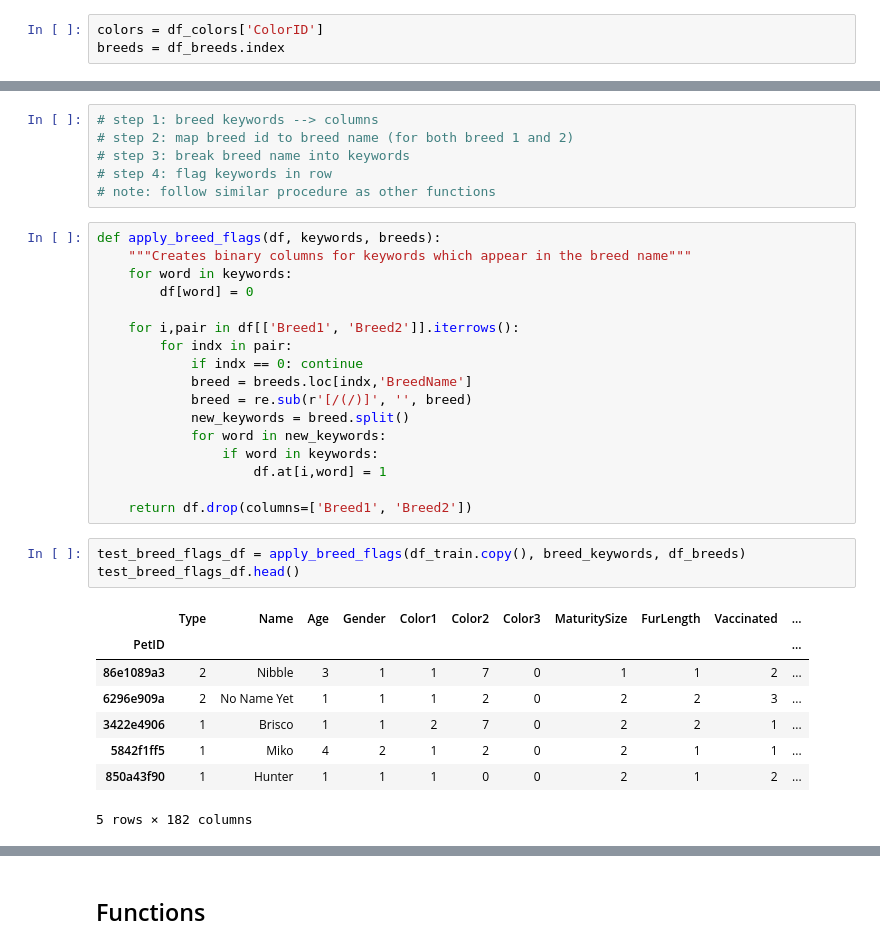
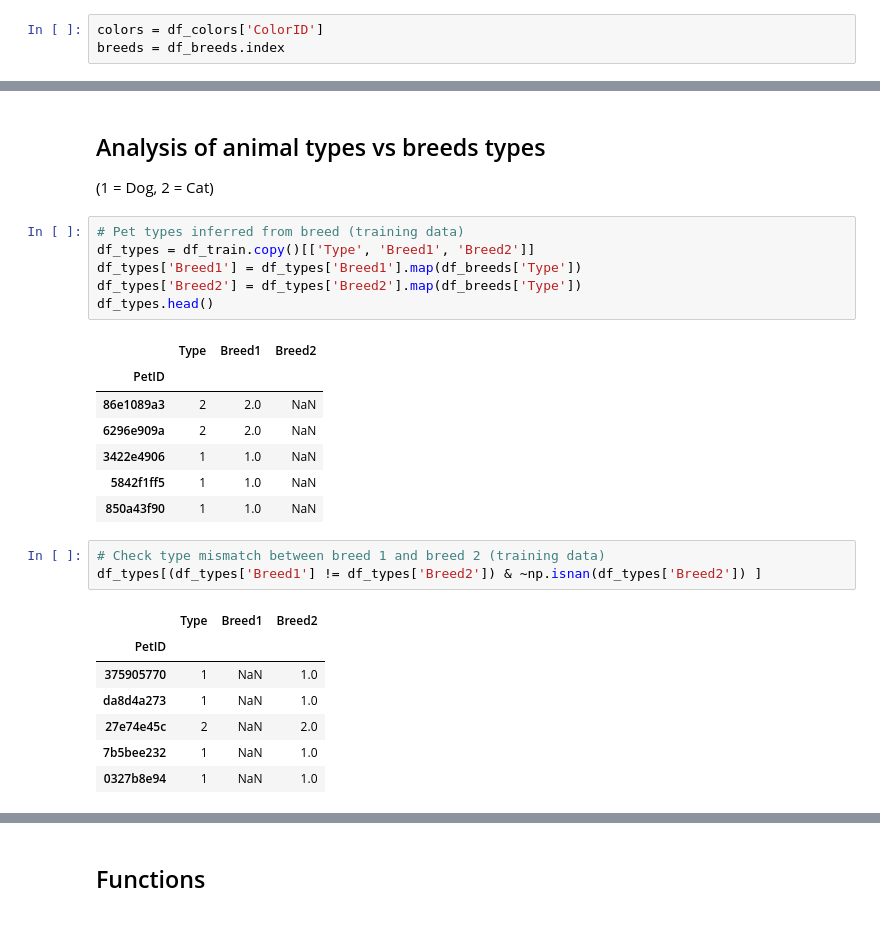
Before and after one commit to rick-62/Kaggle_PetFinder, a Jupyter notebook: model-0-06-type-label.ipynb, the cells around one changed output, grey strips where cells are left out. Drawn from its saved outputs; the diff is of its cells as text.

```diff
--- a/model-0-06-type-label.ipynb
+++ b/model-0-06-type-label.ipynb
@@ -248,35 +29,28 @@ breed_keywords
-# %%
-# step 1: breed keywords --> columns
-# step 2: map breed id to breed name (for both breed 1 and 2)
-# step 3: break breed name into keywords
-# step 4: flag keywords in row
-# note: follow similar procedure as other functions
-# %%
-def apply_breed_flags(df, keywords, breeds):
-    """Creates binary columns for keywords which appear in the breed name"""
-    for word in keywords:
-        df[word] = 0
-
-    for i,pair in df[['Breed1', 'Breed2']].iterrows():
-        for indx in pair:
-            if indx == 0: continue
-            breed = breeds.loc[indx,'BreedName']
-            breed = re.sub(r'[/(/)]', '', breed)
-            new_keywords = breed.split()
-            for word in new_keywords:
-                if word in keywords:
-                    df.at[i,word] = 1
-
-    return df.drop(columns=['Breed1', 'Breed2'])
-# %%
-test_breed_flags_df = apply_breed_flags(df_train.copy(), breed_keywords, df_breeds)
-test_breed_flags_df.head()
-# %% [output]
-|  | Type | Name | Age | Gender | Color1 | Color2 | Color3 | MaturitySize | FurLength | Vaccinated | ... |
-| PetID |  |  |  |  |  |  |  |  |  |  | ... |
-| 86e1089a3 | 2 | Nibble | 3 | 1 | 1 | 7 | 0 | 1 | 1 | 2 | ... |
-| 6296e909a | 2 | No Name Yet | 1 | 1 | 1 | 2 | 0 | 2 | 2 | 3 | ... |
-| 3422e4906 | 1 | Brisco | 1 | 1 | 2 | 7 | 0 | 2 | 2 | 1 | ... |
-| 5842f1ff5 | 1 | Miko | 4 | 2 | 1 | 2 | 0 | 2 | 1 | 1 | ... |
-| 850a43f90 | 1 | Hunter | 1 | 1 | 1 | 0 | 0 | 2 | 1 | 2 | ... |
-5 rows × 182 columns
+# %% [markdown]
+## Analysis of animal types vs breeds types
+(1 = Dog, 2 = Cat)
+# %%
+# Pet types inferred from breed (training data)
+df_types = df_train.copy()[['Type', 'Breed1', 'Breed2']]
+df_types['Breed1'] = df_types['Breed1'].map(df_breeds['Type'])
+df_types['Breed2'] = df_types['Breed2'].map(df_breeds['Type'])
+df_types.head()
+# %% [output]
+|  | Type | Breed1 | Breed2 |
+| PetID |  |  |  |
+| 86e1089a3 | 2 | 2.0 | NaN |
+| 6296e909a | 2 | 2.0 | NaN |
+| 3422e4906 | 1 | 1.0 | NaN |
+| 5842f1ff5 | 1 | 1.0 | NaN |
+| 850a43f90 | 1 | 1.0 | NaN |
+# %%
+# Check type mismatch between breed 1 and breed 2 (training data)
+df_types[(df_types['Breed1'] != df_types['Breed2']) & ~np.isnan(df_types['Breed2']) ]
+# %% [output]
+|  | Type | Breed1 | Breed2 |
+| PetID |  |  |  |
+| 375905770 | 1 | NaN | 1.0 |
+| da8d4a273 | 1 | NaN | 1.0 |
+| 27e74e45c | 2 | NaN | 2.0 |
+| 7b5bee232 | 1 | NaN | 1.0 |
+| 0327b8e94 | 1 | NaN | 1.0 |
```
Also changed, not shown: parts of 45 cells of this notebook.
